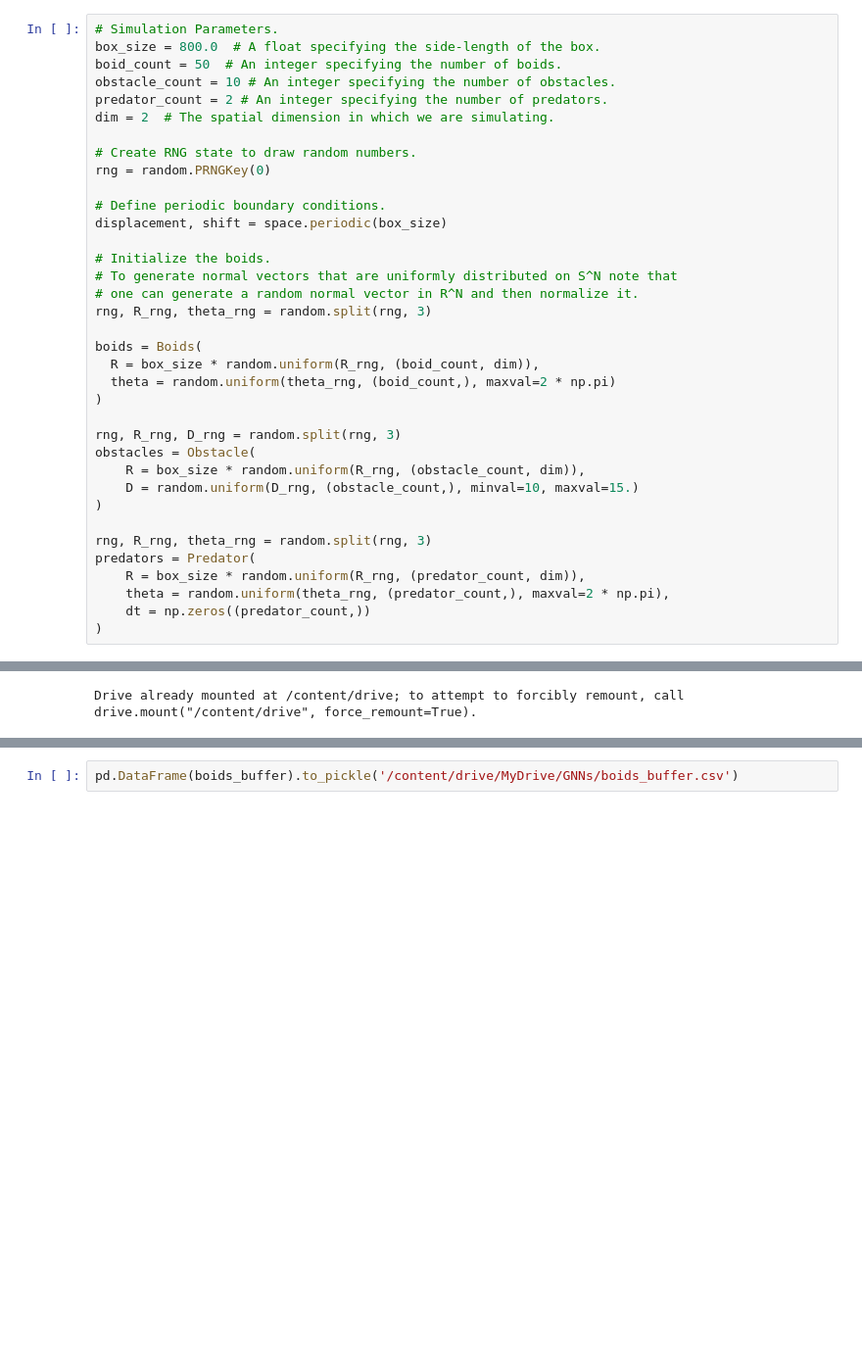
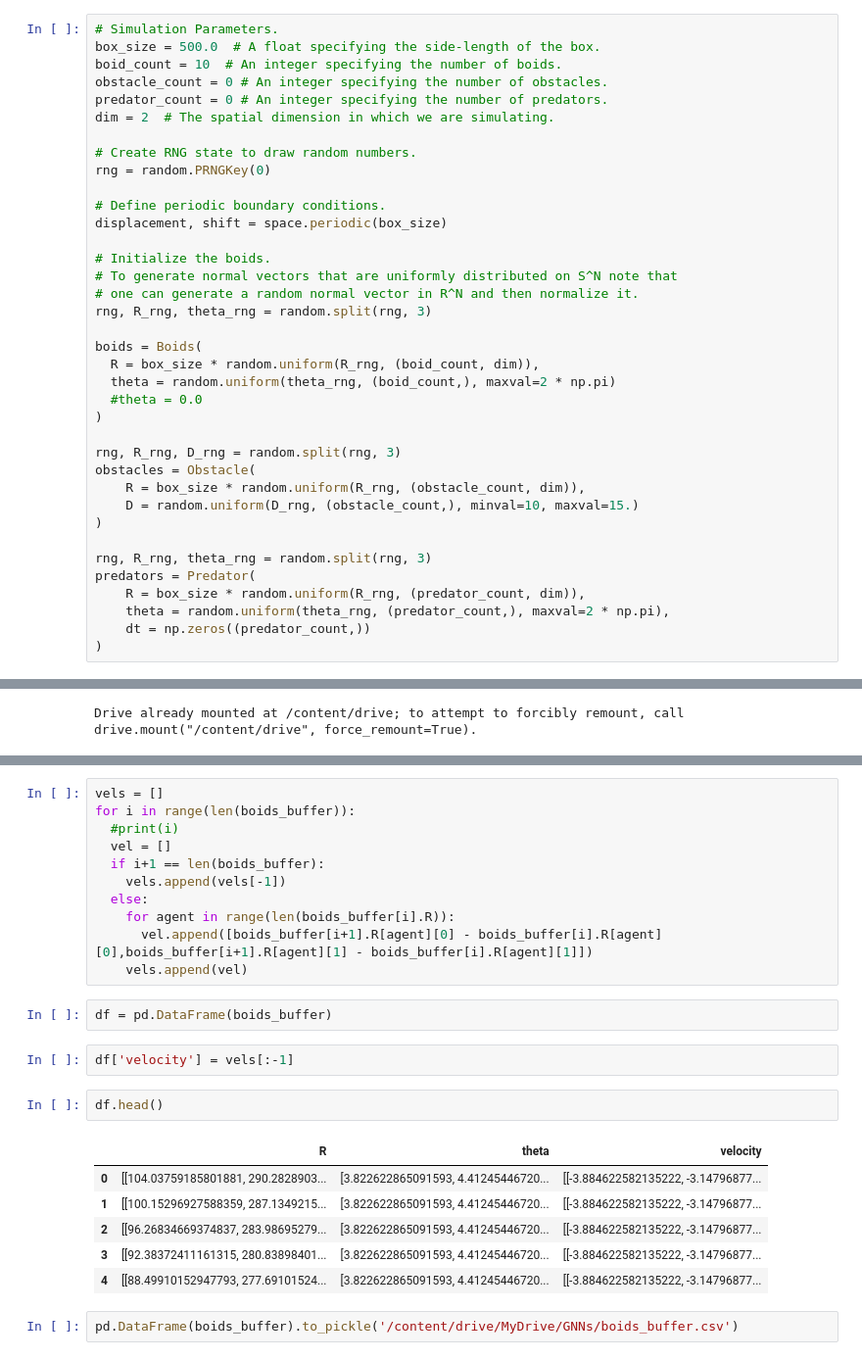
Before and after one commit to Nishant-Ramakuru/Inference-based-GNNS, a Jupyter notebook: Boids_Generate_Dataset.ipynb, the cells around one changed output, grey strips where cells are left out. Shown at 98% size. Cells and saved outputs as stored; diff of their text form; blank space fills up the shorter version.

```diff
--- a/Boids_Generate_Dataset.ipynb
+++ b/Boids_Generate_Dataset.ipynb
@@ -1201,10 +1203,10 @@ display(render(box_size,  boids_buffer, obstacles, predators_buffer))
 [interactive output not drawn]
 # %%
 # Simulation Parameters.
-box_size = 800.0  # A float specifying the side-length of the box.
-boid_count = 50  # An integer specifying the number of boids.
-obstacle_count = 10 # An integer specifying the number of obstacles.
-predator_count = 2 # An integer specifying the number of predators.
+box_size = 500.0  # A float specifying the side-length of the box.
+boid_count = 10  # An integer specifying the number of boids.
+obstacle_count = 0 # An integer specifying the number of obstacles.
+predator_count = 0 # An integer specifying the number of predators.
 dim = 2  # The spatial dimension in which we are simulating.
 
 # Create RNG state to draw random numbers.
@@ -1221,6 +1223,7 @@ rng, R_rng, theta_rng = random.split(rng, 3)
 boids = Boids(
   R = box_size * random.uniform(R_rng, (boid_count, dim)),
   theta = random.uniform(theta_rng, (boid_count,), maxval=2 * np.pi)
+  #theta = 0.0
 )
 
 rng, R_rng, D_rng = random.split(rng, 3)
@@ -1393,2 +1412,26 @@ Drive already mounted at /content/drive; to attempt to forcibly remount, call dr
+# %%
+vels = []
+for i in range(len(boids_buffer)):
+  #print(i)
+  vel = []
+  if i+1 == len(boids_buffer):
+    vels.append(vels[-1])
+  else:
+    for agent in range(len(boids_buffer[i].R)):
+      vel.append([boids_buffer[i+1].R[agent][0] - boids_buffer[i].R[agent][0],boids_buffer[i+1].R[agent][1] - boids_buffer[i].R[agent][1]])
+    vels.append(vel)
+# %%
+df = pd.DataFrame(boids_buffer)
+# %%
+df['velocity'] = vels[:-1]
+# %%
+df.head()
+# %% [output]
+|  | R | theta | velocity |
+| 0 | [[104.03759185801881, 290.2828903... | [3.822622865091593, 4.41245446720... | [[-3.884622582135222, -3.14796877... |
+| 1 | [[100.15296927588359, 287.1349215... | [3.822622865091593, 4.41245446720... | [[-3.884622582135222, -3.14796877... |
+| 2 | [[96.26834669374837, 283.98695279... | [3.822622865091593, 4.41245446720... | [[-3.884622582135222, -3.14796877... |
+| 3 | [[92.38372411161315, 280.83898401... | [3.822622865091593, 4.41245446720... | [[-3.884622582135222, -3.14796877... |
+| 4 | [[88.49910152947793, 277.69101524... | [3.822622865091593, 4.41245446720... | [[-3.884622582135222, -3.14796877... |
 # %%
 pd.DataFrame(boids_buffer).to_pickle('/content/drive/MyDrive/GNNs/boids_buffer.csv')
```
Also changed, not shown: parts of 8 cells of this notebook.
